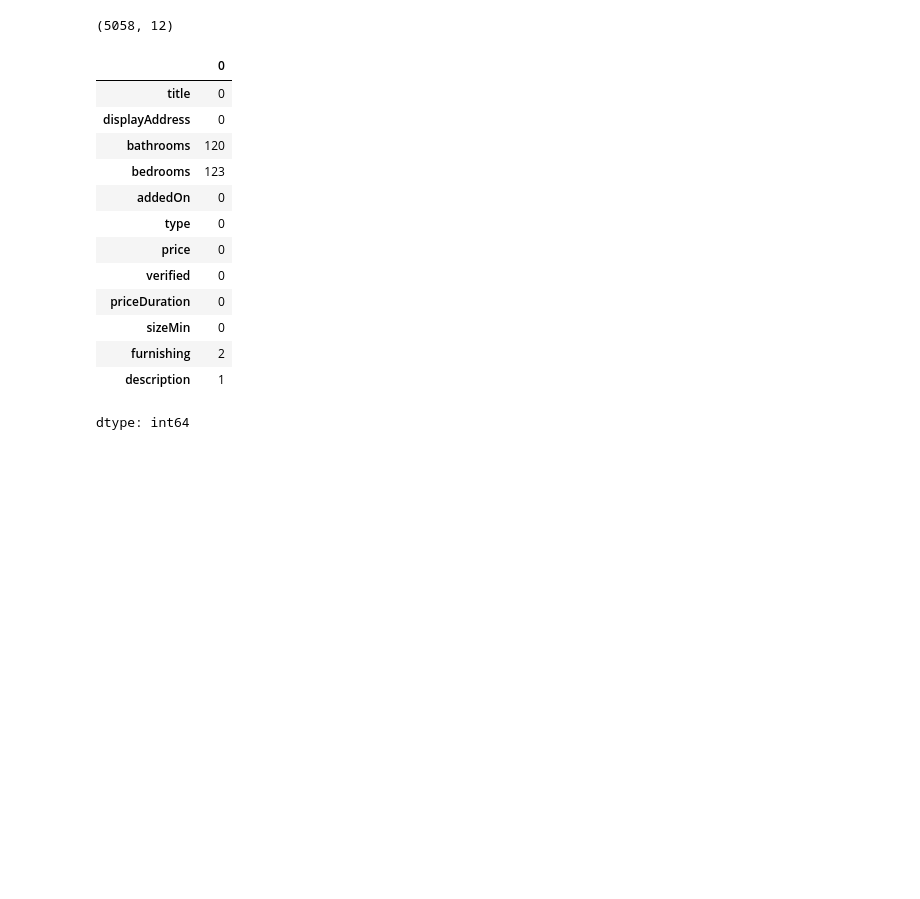
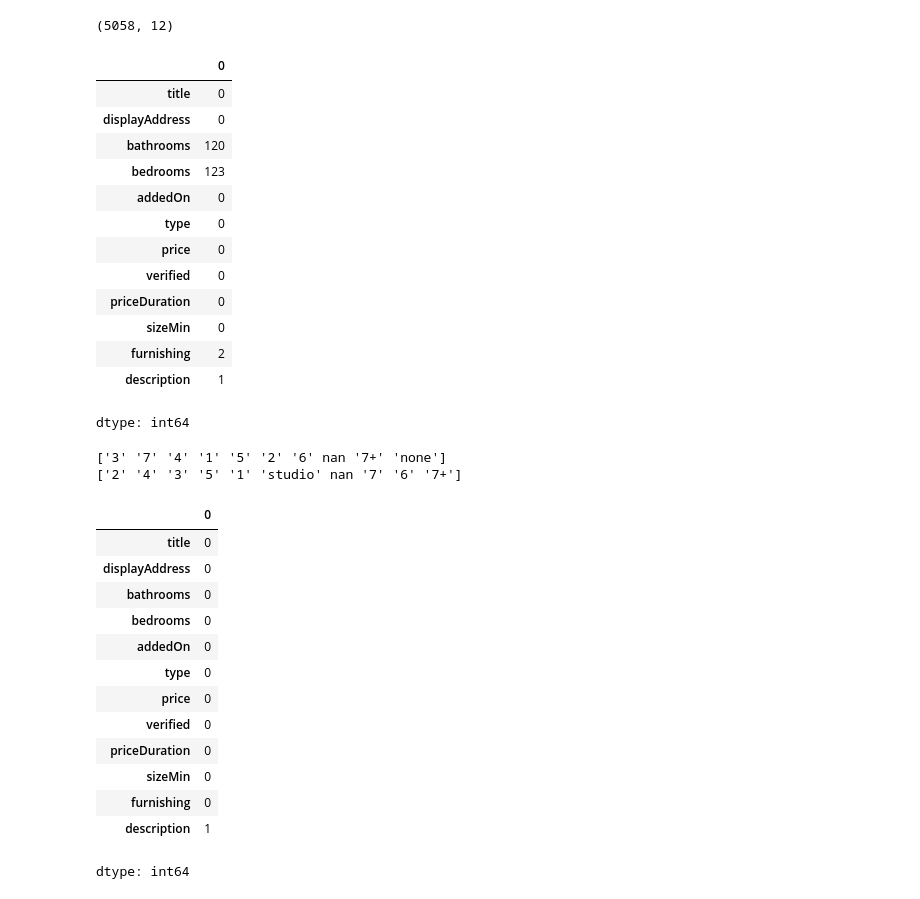
Before and after one commit to obaid147/uae-house-price-prediction, a Jupyter notebook: uae_house_price_prediction.ipynb, the cells around one changed output. Saved outputs shown, nothing was run; the diff lists cells and outputs as text; code cells hidden in the pictures; blank space fills up the shorter version.

```diff
--- a/uae_house_price_prediction.ipynb
+++ b/uae_house_price_prediction.ipynb
@@ -31,3 +32,41 @@ df.isnull().sum()
 | furnishing | 2 |
 | description | 1 |
 dtype: int64
+# %%
+print(df['bathrooms'].unique())
+print(df['bedrooms'].unique())
+# %% [output]
+['3' '7' '4' '1' '5' '2' '6' nan '7+' 'none']
+['2' '4' '3' '5' '1' 'studio' nan '7' '6' '7+']
+# %%
+# Clean bathrooms
+df['bathrooms'] = df['bathrooms'].replace({'7+': '7', 'none': '0'})
+df['bathrooms'] = pd.to_numeric(df['bathrooms'])
+
+# Clean bedrooms
+df['bedrooms'] = df['bedrooms'].replace({'7+': '7', 'studio': '0'})
+df['bedrooms'] = pd.to_numeric(df['bedrooms'])
+
+# fill missing values (NaNs) with median
+df['bathrooms'] = df['bathrooms'].fillna(df['bathrooms'].median())
+df['bedrooms'] = df['bedrooms'].fillna(df['bedrooms'].median())
+
+# Furnishing missing value
+df['furnishing'] = df['furnishing'].fillna(df['furnishing'].mode()[0])
+
+df.isnull().sum()
+# %% [output]
+|  | 0 |
+| title | 0 |
+| displayAddress | 0 |
+| bathrooms | 0 |
+| bedrooms | 0 |
+| addedOn | 0 |
+| type | 0 |
+| price | 0 |
+| verified | 0 |
+| priceDuration | 0 |
+| sizeMin | 0 |
+| furnishing | 0 |
+| description | 1 |
+dtype: int64
```
Also changed, not shown: parts of 14 cells of this notebook.
